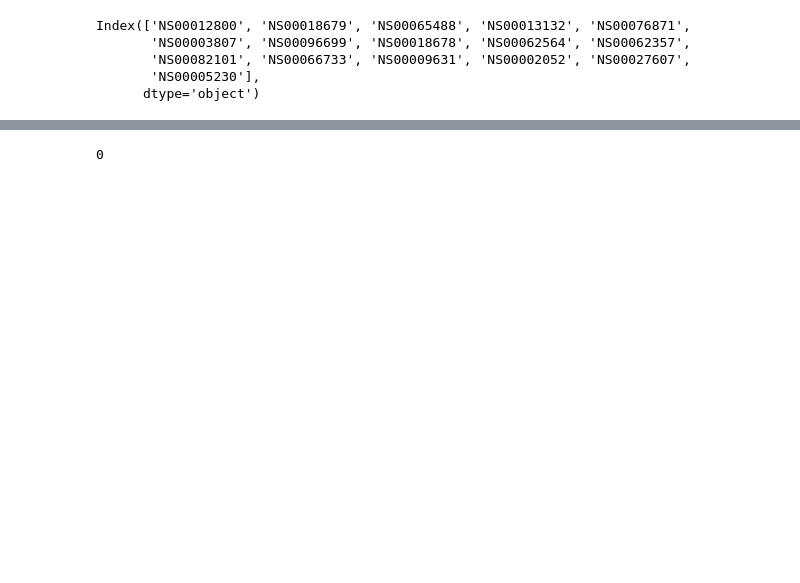
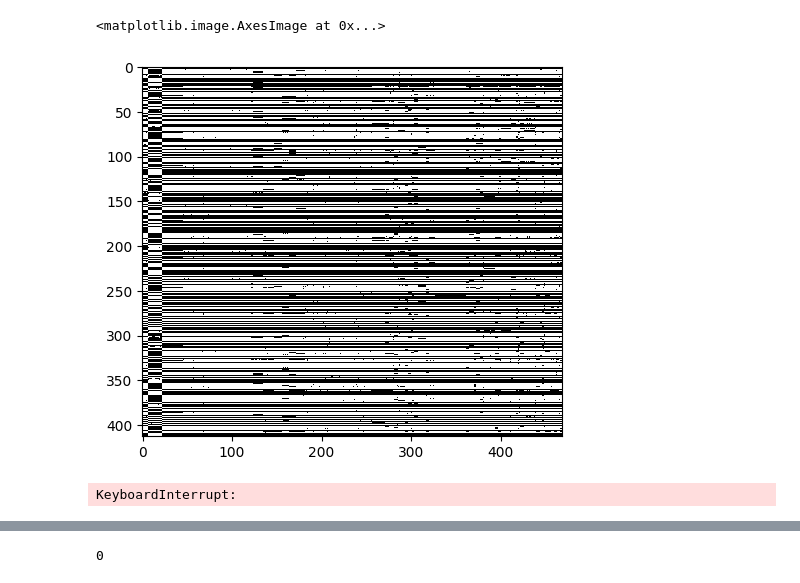
Before and after one commit to NERC-CEH/DSFP-PyExplorer, a Jupyter notebook: notebooks/missingness.ipynb, the cells around one changed output, grey strips where cells are left out. Drawn from its saved outputs; the diff is of its cells as text; code cells hidden in the pictures; blank space fills up the shorter version.

```diff
--- a/notebooks/missingness.ipynb
+++ b/notebooks/missingness.ipynb
@@ -27,0 +43,11 @@ filterData = ordinationData[~boolA]
+# %%
+notnull = np.array(filterData.notnull(),dtype=int)
+notnull_shift = np.array(filterData.notnull(),dtype=int)
+exclusives = set()
+tic = time.time()
+for i in range (0,shuffles):
+    notnull_shift = np.concatenate((notnull_shift[:, -1:], notnull_shift[:, :-1]), axis=1)
+    boolB = np.max(notnull + notnull_shift,axis=0) == 1
+    exclusives.update(columns[boolB])
+toc = time.time()
+print(toc-tic)
@@ -27,0 +56,5 @@ filterData = ordinationData[~boolA]
+# %%
+exclusiveData = ordinationData.loc[:,list(exclusives)]
+# %%
+kmeans = KMeans(n_clusters=50)
+clusters = kmeans.fit_predict(exclusiveData.notnull().transpose())
@@ -27,0 +74,5 @@ filterData = ordinationData[~boolA]
+# %%
+
+# Sort columns based on cluster membership
+sorted_indices = np.argsort(clusters)
+sorted_matrix = exclusiveData.iloc[:, sorted_indices]
@@ -28,14 +95,22 @@ filterData = ordinationData[~boolA]
+# %%
+plt.imshow(sorted_matrix.notnull(),cmap='gray', interpolation='None')
+# %% [output]
+<matplotlib.image.AxesImage at 0x...>
+[figure, added]
 # %%
-#find columns that perfectly predict eachother
-columns = ordinationData.columns
-notnull = np.array(ordinationData.notnull().loc[:,columns[0]],dtype=int)
-isnull = np.array(ordinationData.isna(),dtype=int)
-notnull = notnull[:, np.newaxis]
-diff = isnull - notnull
-columns[diff.sum(axis=0) == 0]
+#find columns that perfectly predict eachother, we are just going to make a set of all of the columns that exhibit this behaviour
+columns = filterData.columns
+isnull = np.array(filterData.isna(),dtype=int)
+notnull = np.array(filterData.notnull(),dtype=int)
+for idx,c in enumerate(columns):
+    if c in exclusives:
+        pass
+    else:
+        notnulli = notnull[:,idx]
+        notnulli = notnulli[:, np.newaxis]
+        diff = isnull - notnulli
+        if len(columns[diff.sum(axis=0) == 0]) > 0:
+            exclusives.update(c)
+            exclusives.update(columns[diff.sum(axis=0) == 0])
 # %% [output]
-Index(['NS00012800', 'NS00018679', 'NS00065488', 'NS00013132', 'NS00076871',
-       'NS00003807', 'NS00096699', 'NS00018678', 'NS00062564', 'NS00062357',
-       'NS00082101', 'NS00066733', 'NS00009631', 'NS00002052', 'NS00027607',
-       'NS00005230'],
-      dtype='object')
+KeyboardInterrupt:
```
Also changed, not shown: parts of 11 cells of this notebook.
